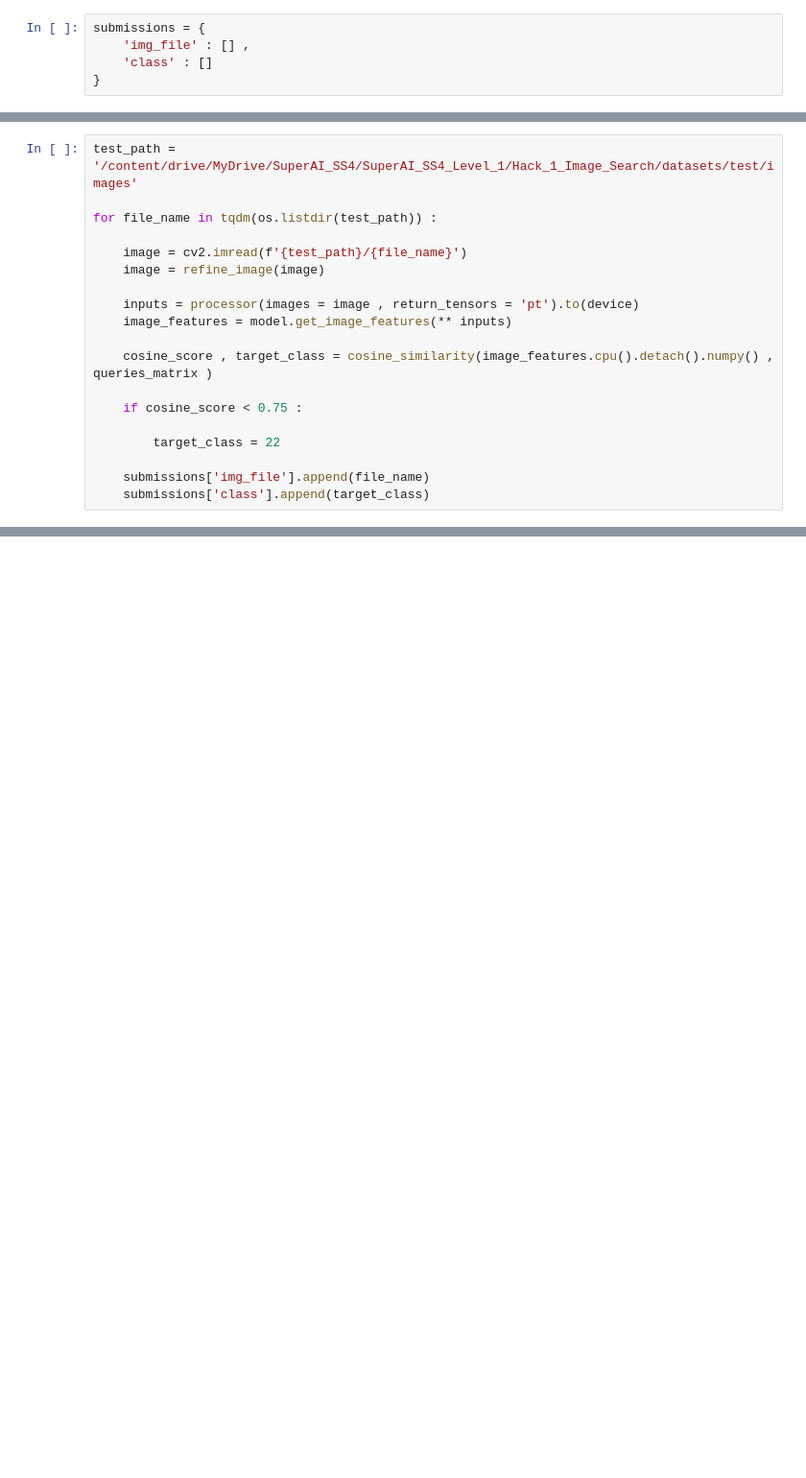
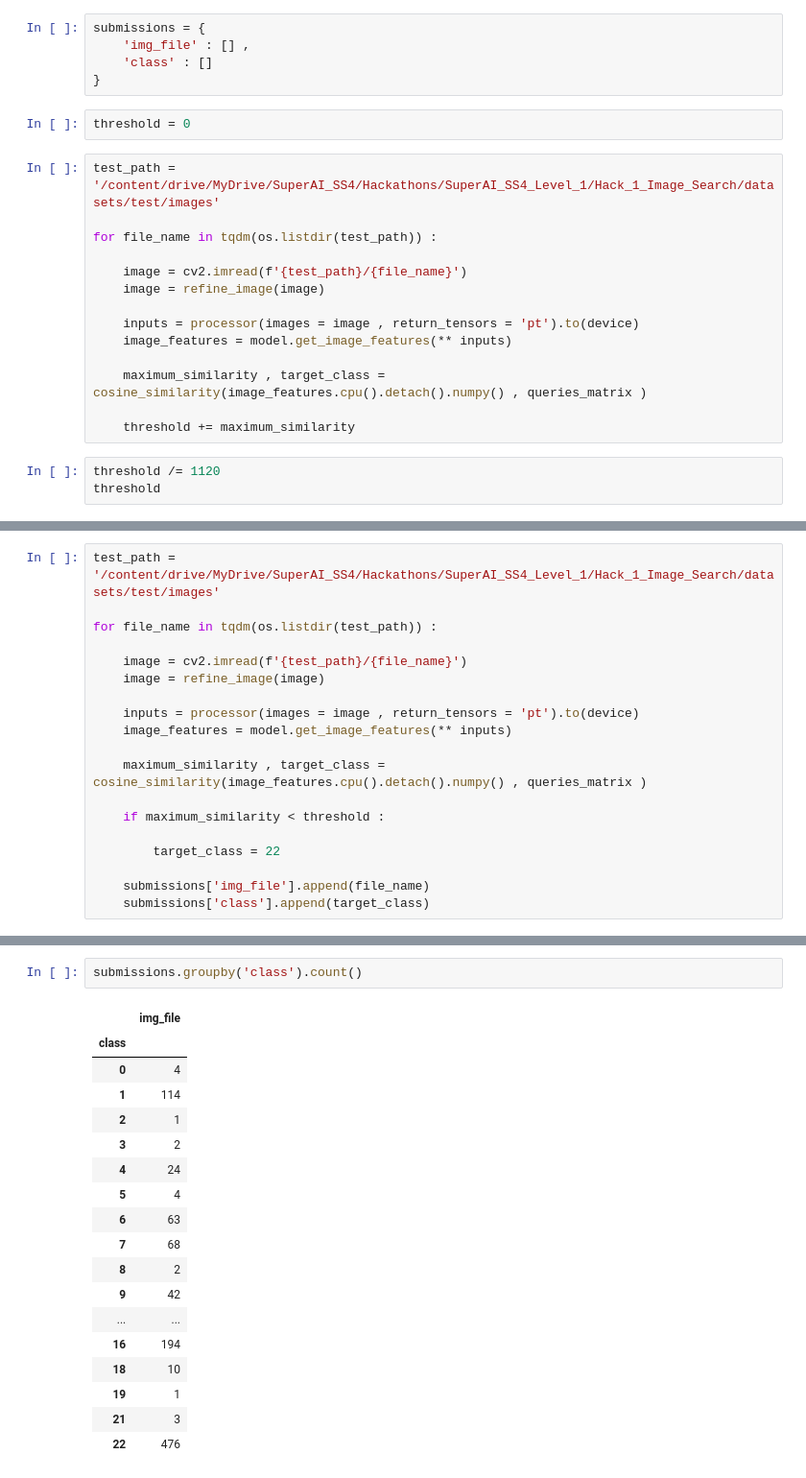
Before and after one commit to xHexlabx/SuperAI_SS4_Recap, a Jupyter notebook: SuperAI_SS4_Level_1/Hack_1_Image_Search/Image_Search.ipynb, the cells around one changed output, grey strips where cells are left out. Shown at 96% size. Cells and saved outputs as stored; diff of their text form; blank space fills up the shorter version.

```diff
--- a/SuperAI_SS4_Level_1/Hack_1_Image_Search/Image_Search.ipynb
+++ b/SuperAI_SS4_Level_1/Hack_1_Image_Search/Image_Search.ipynb
@@ -180,3 +195,22 @@ submissions = {
     'img_file' : [] ,
     'class' : []
 }
+# %%
+threshold = 0
+# %%
+test_path = '/content/drive/MyDrive/SuperAI_SS4/Hackathons/SuperAI_SS4_Level_1/Hack_1_Image_Search/datasets/test/images'
+
+for file_name in tqdm(os.listdir(test_path)) :
+
+    image = cv2.imread(f'{test_path}/{file_name}')
+    image = refine_image(image)
+
+    inputs = processor(images = image , return_tensors = 'pt').to(device)
+    image_features = model.get_image_features(** inputs)
+
+    maximum_similarity , target_class = cosine_similarity(image_features.cpu().detach().numpy() , queries_matrix )
+
+    threshold += maximum_similarity
+# %%
+threshold /= 1120
+threshold
@@ -183,5 +219,5 @@ submissions = {
 # %%
-test_path = '/content/drive/MyDrive/SuperAI_SS4/SuperAI_SS4_Level_1/Hack_1_Image_Search/datasets/test/images'
+test_path = '/content/drive/MyDrive/SuperAI_SS4/Hackathons/SuperAI_SS4_Level_1/Hack_1_Image_Search/datasets/test/images'
 
 for file_name in tqdm(os.listdir(test_path)) :
 
@@ -191,9 +227,9 @@ for file_name in tqdm(os.listdir(test_path)) :
     inputs = processor(images = image , return_tensors = 'pt').to(device)
     image_features = model.get_image_features(** inputs)
 
-    cosine_score , target_class = cosine_similarity(image_features.cpu().detach().numpy() , queries_matrix )
+    maximum_similarity , target_class = cosine_similarity(image_features.cpu().detach().numpy() , queries_matrix )
 
-    if cosine_score < 0.75 :
+    if maximum_similarity < threshold :
 
         target_class = 22
 
@@ -207,5 +243,26 @@ with open(submissions_path, 'wb') as csv_file:
 
     submissions.to_csv(path_or_buf = csv_file , index = False)
+# %%
+submissions.groupby('class').count()
+# %% [output]
+|  | img_file |
+| class |  |
+| 0 | 4 |
+| 1 | 114 |
+| 2 | 1 |
+| 3 | 2 |
+| 4 | 24 |
+| 5 | 4 |
+| 6 | 63 |
+| 7 | 68 |
+| 8 | 2 |
+| 9 | 42 |
+| ... | ... |
+| 16 | 194 |
+| 18 | 10 |
+| 19 | 1 |
+| 21 | 3 |
+| 22 | 476 |
 # %%
 !kaggle competitions submit -c image-search -f '/content/drive/MyDrive/SuperAI_SS4/SuperAI_SS4_Level_1/Hack_1_Image_Search/submissions/submissions.csv' -m "submit"
 # %% [output]
```
Also changed, not shown: parts of 19 cells of this notebook.
